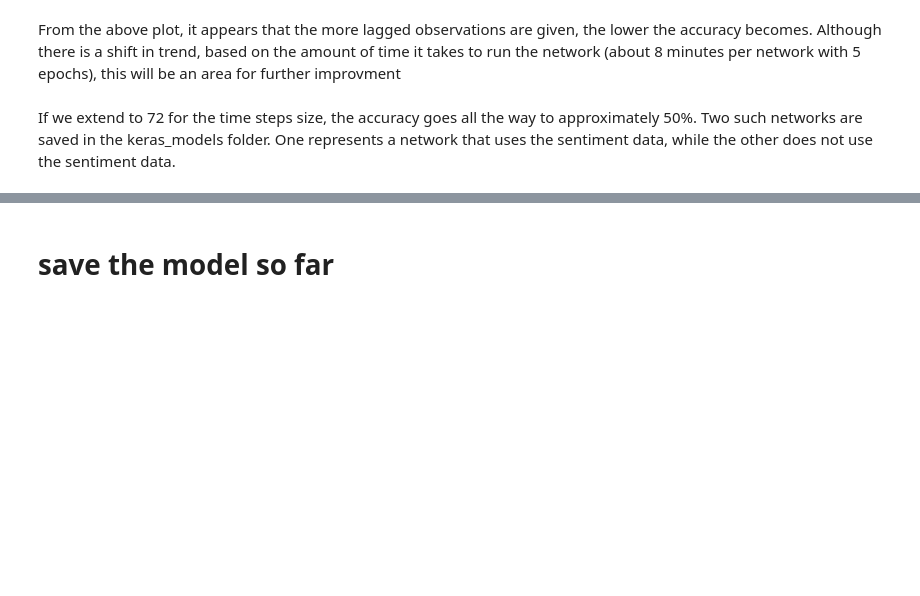
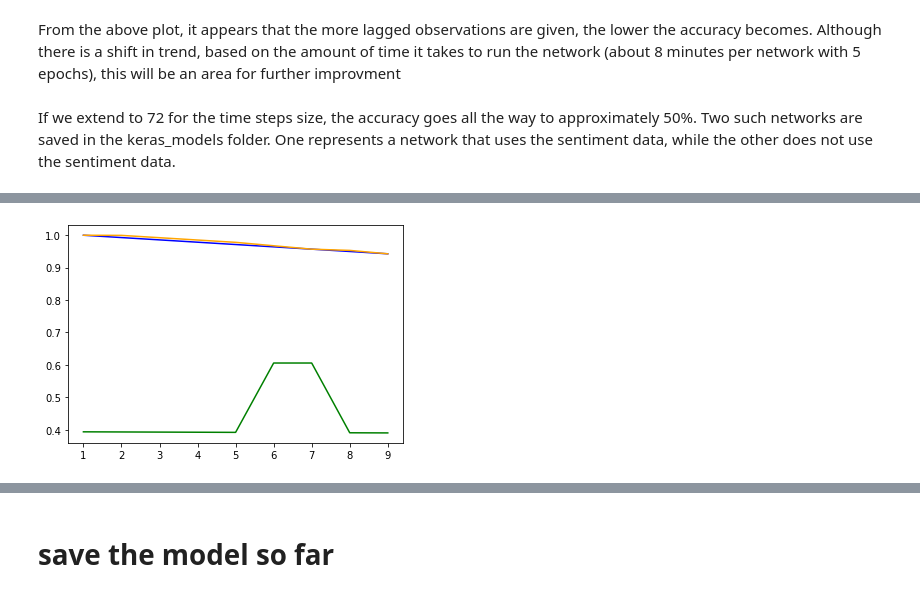
Before and after one commit to syeo-1/GME_price_prediction_methods, a Jupyter notebook: lstm_gme.ipynb, the cells around one changed output, grey strips where cells are left out. Cells and saved outputs as stored; diff of their text form; code cells hidden in the pictures; blank space fills up the shorter version.

```diff
--- a/lstm_gme.ipynb
+++ b/lstm_gme.ipynb
@@ -431,3 +633,10 @@ If we extend to 72 for the time steps size, the accuracy goes all the way to app
+# %%
+plt.plot([i for i in range(1, 10)], window_accuracies[:9], c='blue')
+plt.plot([i for i in range(1, 10)], window_accuracies_relu, c='orange')
+plt.plot([i for i in range(1, 10)], window_accuracies_softmax, c='green')
+plt.show()
+# %% [output]
+[figure, added]
 # %%
 window_accuracies
 # %% [output]
```
Also changed, not shown: parts of 22 cells of this notebook, 1 other file.
